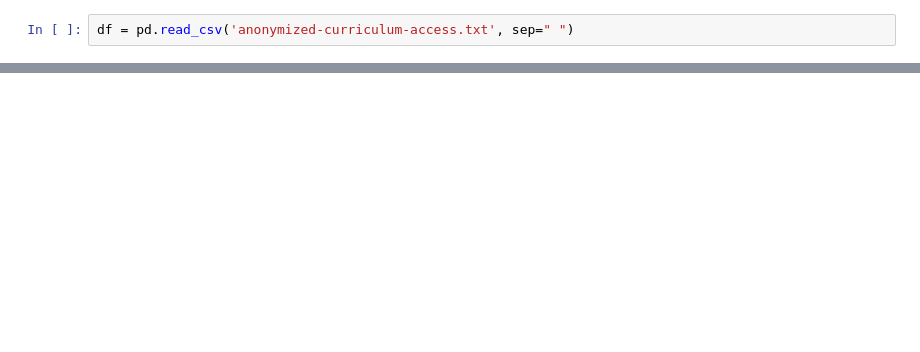
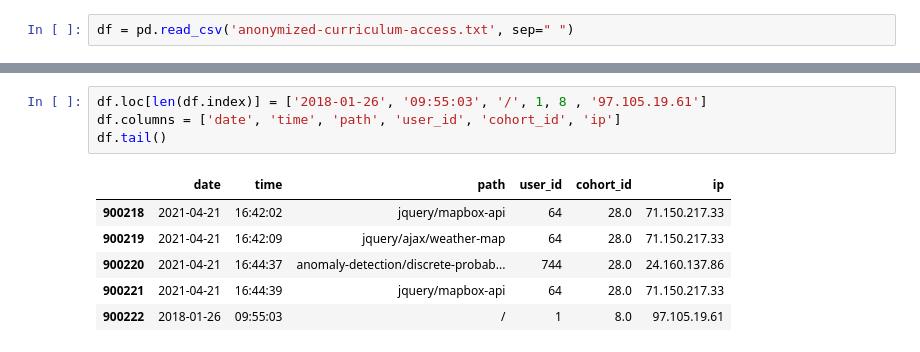
Before and after one commit to Anomaly-detection-project-RD/anomaly_detection, a Jupyter notebook: Divante_Scratch.ipynb, the cells around one changed output, grey strips where cells are left out. Saved outputs shown, nothing was run; the diff lists cells and outputs as text; blank space fills up the shorter version.

```diff
--- a/Divante_Scratch.ipynb
+++ b/Divante_Scratch.ipynb
@@ -33,0 +41,11 @@ acquire_logs()
+# %%
+df.loc[len(df.index)] = ['2018-01-26', '09:55:03', '/', 1, 8 , '97.105.19.61']
+df.columns = ['date', 'time', 'path', 'user_id', 'cohort_id', 'ip']
+df.tail()
+# %% [output]
+|  | date | time | path | user_id | cohort_id | ip |
+| 900218 | 2021-04-21 | 16:42:02 | jquery/mapbox-api | 64 | 28.0 | 71.150.217.33 |
+| 900219 | 2021-04-21 | 16:42:09 | jquery/ajax/weather-map | 64 | 28.0 | 71.150.217.33 |
+| 900220 | 2021-04-21 | 16:44:37 | anomaly-detection/discrete-probab... | 744 | 28.0 | 24.160.137.86 |
+| 900221 | 2021-04-21 | 16:44:39 | jquery/mapbox-api | 64 | 28.0 | 71.150.217.33 |
+| 900222 | 2018-01-26 | 09:55:03 | / | 1 | 8.0 | 97.105.19.61 |
```
Also changed, not shown: parts of 9 cells of this notebook, 1 other file.
